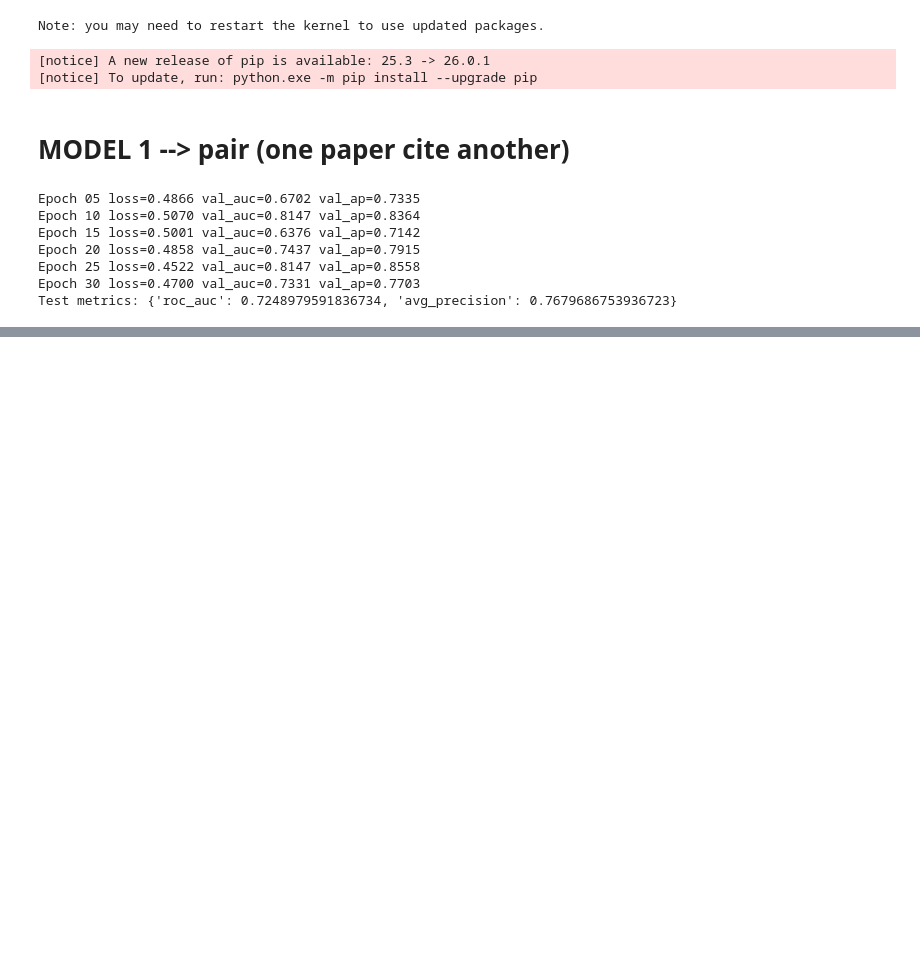
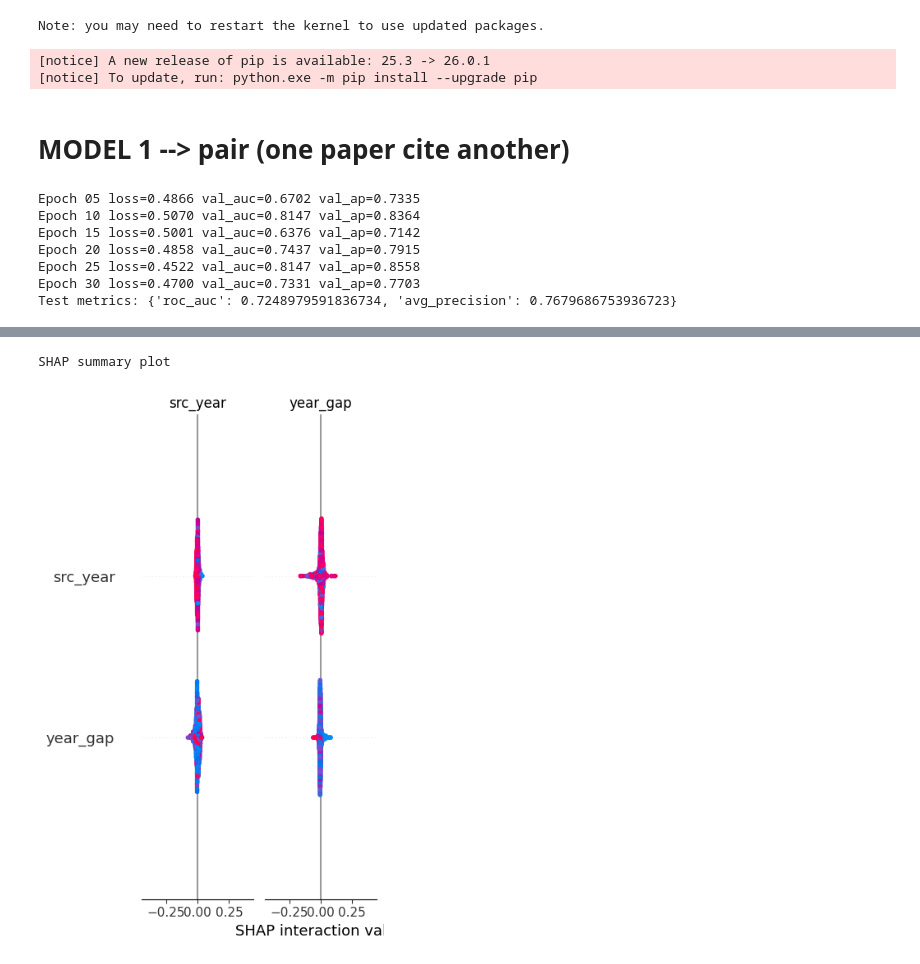
Before and after one commit to ManuCa93/data_project_3, a Jupyter notebook: notebook.ipynb, the cells around one changed output, grey strips where cells are left out. Cells and saved outputs as stored; diff of their text form; code cells hidden in the pictures; blank space fills up the shorter version.

```diff
--- a/notebook.ipynb
+++ b/notebook.ipynb
@@ -1714,0 +2251,17 @@ Test metrics: {'roc_auc': 0.7248979591836734, 'avg_precision': 0.767968675393672
+# %%
+if HAS_SHAP:
+    print("\nSHAP summary plot")
+    shap_sample = X_test.sample(n=min(1000, len(X_test)), random_state=42)
+    explainer = shap.TreeExplainer(model)
+    shap_values = explainer.shap_values(shap_sample)
+    shap.summary_plot(
+        shap_values[1] if isinstance(shap_values, list) else shap_values,
+        shap_sample,
+        feature_names=feature_cols,
+        show=True,
+    )
+else:
+    print("\nSHAP is not available in the current environment; permutation importance is shown instead.")
+# %% [output]
+SHAP summary plot
+[figure, added]
```
Also changed, not shown: parts of 28 cells of this notebook.
